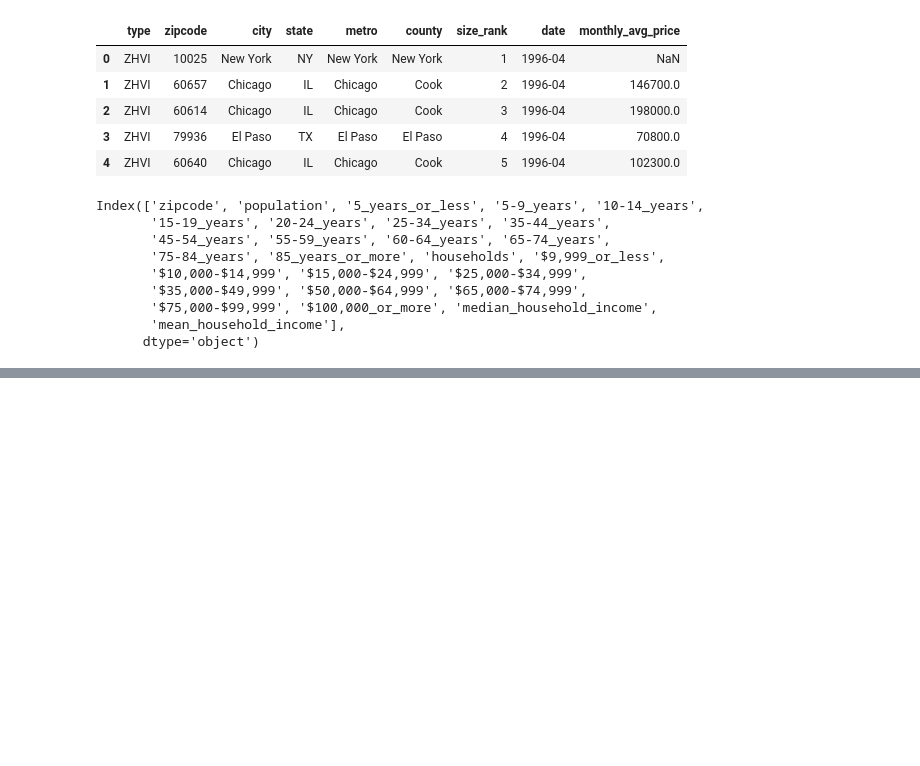
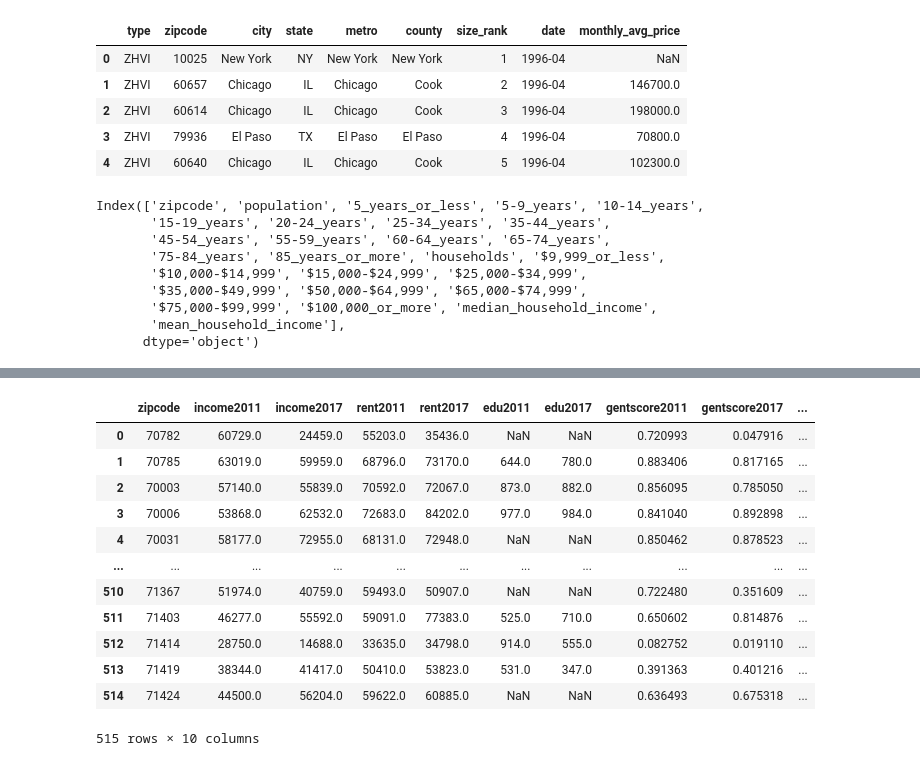
Before and after one commit to deepdaydreams/citadel-datathon-2021, a Jupyter notebook: initial_eda.ipynb, the cells around one changed output, grey strips where cells are left out. Saved outputs shown, nothing was run; the diff lists cells and outputs as text; code cells hidden in the pictures; blank space fills up the shorter version.

```diff
--- a/initial_eda.ipynb
+++ b/initial_eda.ipynb
@@ -262,0 +314,40 @@ plt.show()
+# %%
+#calculate gentrification scores based off of above code
+scores = []
+#state_code = '48' #Texas
+state_code = '22' #Louisiana
+for zipcode in data_dicts[state_code]['2011']:
+    gent_score = 0
+    #print(zipcode, i)
+    #print(data_dicts[0][zipcode])
+    #print(data_dicts[1][zipcode])
+    to_append = [str(zipcode)]
+    for i in range(4):
+        if data_dicts[state_code]['2011'][zipcode][i] <= 0 or data_dicts[state_code]['2017'][zipcode][i] <= 0:
+            continue
+        to_append.append(data_dicts[state_code]['2011'][zipcode][i])
+        to_append.append(data_dicts[state_code]['2017'][zipcode][i])
+        #percentile_change = (data_dicts[1][zipcode][i] - data_dicts[0][zipcode][i]) / data_dicts[0][zipcode][i]
+        #percentile_change = data_dicts[1][zipcode][i]# - data_dicts[0][zipcode][i]
+        #gent_score += percentile_change /4
+    scores.append(to_append)
+score_data = pd.DataFrame(scores, columns=['zipcode', 'income2011', 'income2017', 'rent2011', 'rent2017', 'edu2011', 'edu2017'])
+score_data['gentscore2011'] = (score_data['income2011'].rank(pct=True) + score_data['rent2011'].rank(pct=True))/2
+score_data['gentscore2017'] = (score_data['income2017'].rank(pct=True) + score_data['rent2017'].rank(pct=True))/2
+score_data['gentrification_score'] = score_data['gentscore2017'] - score_data['gentscore2011']
+# %%
+score_data
+# %% [output]
+|  | zipcode | income2011 | income2017 | rent2011 | rent2017 | edu2011 | edu2017 | gentscore2011 | gentscore2017 | ... |
+| 0 | 70782 | 60729.0 | 24459.0 | 55203.0 | 35436.0 | NaN | NaN | 0.720993 | 0.047916 | ... |
+| 1 | 70785 | 63019.0 | 59959.0 | 68796.0 | 73170.0 | 644.0 | 780.0 | 0.883406 | 0.817165 | ... |
+| 2 | 70003 | 57140.0 | 55839.0 | 70592.0 | 72067.0 | 873.0 | 882.0 | 0.856095 | 0.785050 | ... |
+| 3 | 70006 | 53868.0 | 62532.0 | 72683.0 | 84202.0 | 977.0 | 984.0 | 0.841040 | 0.892898 | ... |
+| 4 | 70031 | 58177.0 | 72955.0 | 68131.0 | 72948.0 | NaN | NaN | 0.850462 | 0.878523 | ... |
+| ... | ... | ... | ... | ... | ... | ... | ... | ... | ... | ... |
+| 510 | 71367 | 51974.0 | 40759.0 | 59493.0 | 50907.0 | NaN | NaN | 0.722480 | 0.351609 | ... |
+| 511 | 71403 | 46277.0 | 55592.0 | 59091.0 | 77383.0 | 525.0 | 710.0 | 0.650602 | 0.814876 | ... |
+| 512 | 71414 | 28750.0 | 14688.0 | 33635.0 | 34798.0 | 914.0 | 555.0 | 0.082752 | 0.019110 | ... |
+| 513 | 71419 | 38344.0 | 41417.0 | 50410.0 | 53823.0 | 531.0 | 347.0 | 0.391363 | 0.401216 | ... |
+| 514 | 71424 | 44500.0 | 56204.0 | 59622.0 | 60885.0 | NaN | NaN | 0.636493 | 0.675318 | ... |
+515 rows × 10 columns
```
Also changed, not shown: parts of 16 cells of this notebook.
